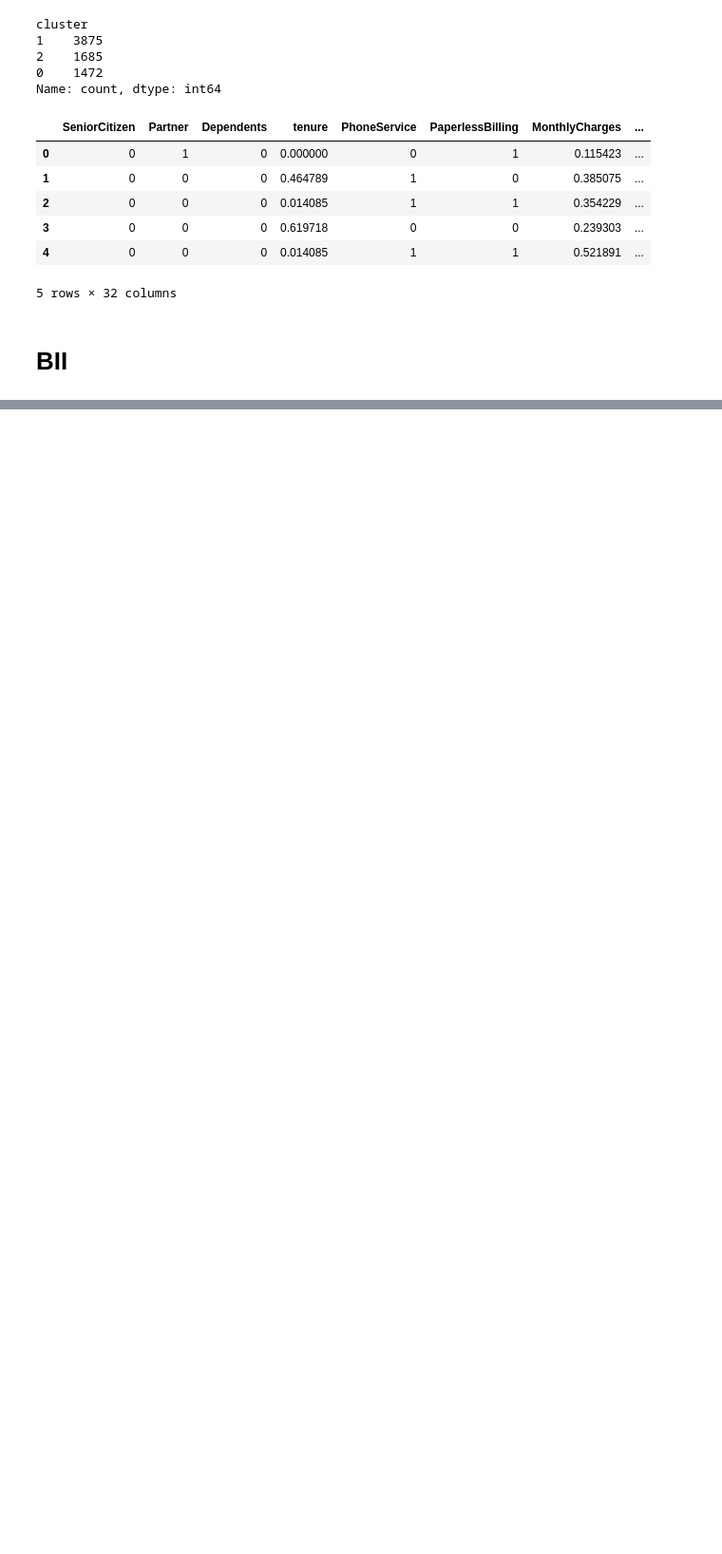
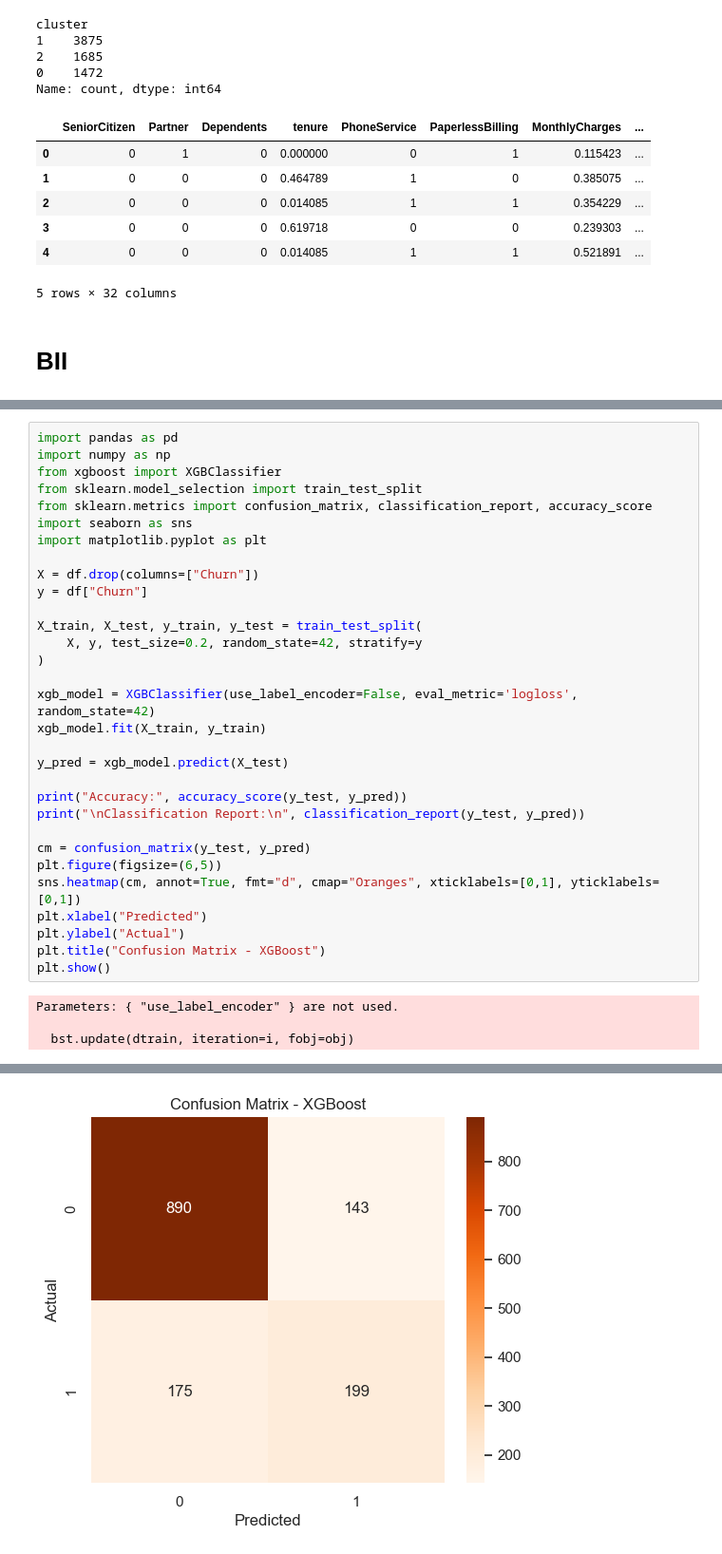
Before and after one commit to MinaMehdipoor/Telco-churn-prediction, a Jupyter notebook: main.ipynb, the cells around one changed output, grey strips where cells are left out. Shown at 95% size. Saved outputs shown, nothing was run; the diff lists cells and outputs as text; blank space fills up the shorter version.

```diff
--- a/main.ipynb
+++ b/main.ipynb
@@ -349,0 +403,35 @@ Columns to drop due to high correlation: ['MultipleLines_No phone service', 'Onl
+# %%
+import pandas as pd
+import numpy as np
+from xgboost import XGBClassifier
+from sklearn.model_selection import train_test_split
+from sklearn.metrics import confusion_matrix, classification_report, accuracy_score
+import seaborn as sns
+import matplotlib.pyplot as plt
+
+X = df.drop(columns=["Churn"])
+y = df["Churn"]
+
+X_train, X_test, y_train, y_test = train_test_split(
+    X, y, test_size=0.2, random_state=42, stratify=y
+)
+
+xgb_model = XGBClassifier(use_label_encoder=False, eval_metric='logloss', random_state=42)
+xgb_model.fit(X_train, y_train)
+
+y_pred = xgb_model.predict(X_test)
+
+print("Accuracy:", accuracy_score(y_test, y_pred))
+print("\nClassification Report:\n", classification_report(y_test, y_pred))
+
+cm = confusion_matrix(y_test, y_pred)
+plt.figure(figsize=(6,5))
+sns.heatmap(cm, annot=True, fmt="d", cmap="Oranges", xticklabels=[0,1], yticklabels=[0,1])
+plt.xlabel("Predicted")
+plt.ylabel("Actual")
+plt.title("Confusion Matrix - XGBoost")
+plt.show()
+# %% [output]
+Parameters: { "use_label_encoder" } are not used.
+
+  bst.update(dtrain, iteration=i, fobj=obj)
@@ -349,0 +449 @@ Columns to drop due to high correlation: ['MultipleLines_No phone service', 'Onl
+[figure, added]
```
Also changed, not shown: parts of 6 cells of this notebook.
